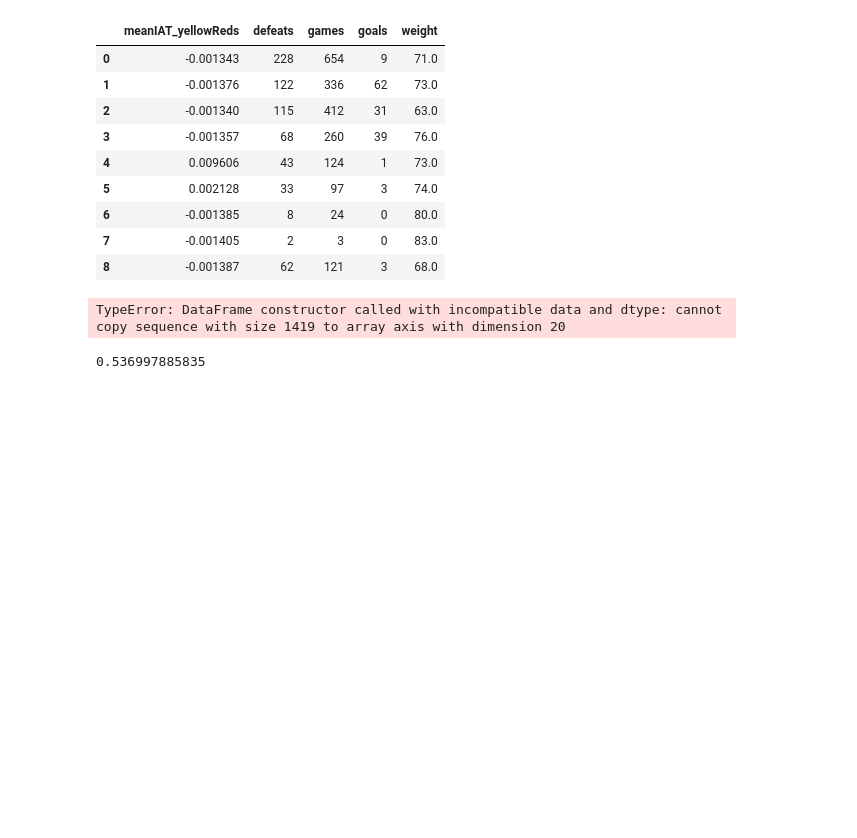
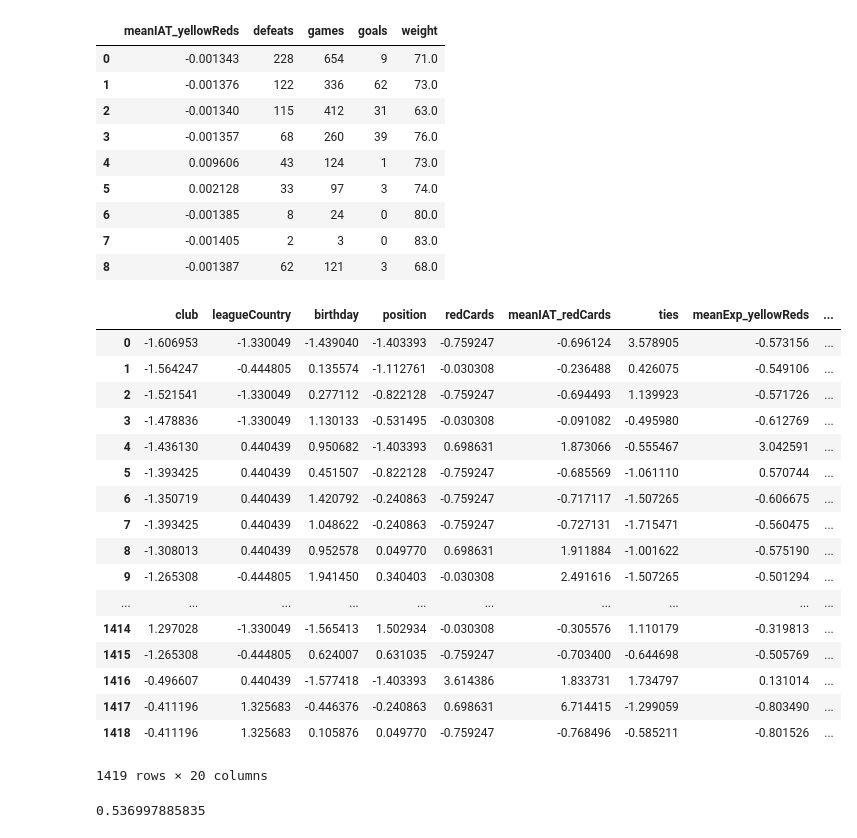
Before and after one commit to nathanquinteiro/ADA-Homework, a Jupyter notebook: 04 - Applied ML/j2.ipynb, the cells around one changed output. Saved outputs shown, nothing was run; the diff lists cells and outputs as text; code cells hidden in the pictures; blank space fills up the shorter version.

```diff
--- a/04 - Applied ML/j2.ipynb
+++ b/04 - Applied ML/j2.ipynb
@@ -70,11 +70,35 @@ def standardize(x):
     return x, mean_x, std_x
 # %%
 dataStandardized = standardize(dataCrow)
+type(dataCrow)
+
+standardizedData = dataCrow.copy()
+for col in standardizedData.columns:
+    standardizedData[col], mean, std = standardize(standardizedData[col])
+
+standardizedData
 #dataStandardized.to_frame()
-pd.DataFrame(dataStandardized)
+#pd.DataFrame(dataStandardized)
 #dataCrow.head()
 # %% [output]
+|  | club | leagueCountry | birthday | position | redCards | meanIAT_redCards | ties | meanExp_yellowReds | ... |
+| 0 | -1.606953 | -1.330049 | -1.439040 | -1.403393 | -0.759247 | -0.696124 | 3.578905 | -0.573156 | ... |
+| 1 | -1.564247 | -0.444805 | 0.135574 | -1.112761 | -0.030308 | -0.236488 | 0.426075 | -0.549106 | ... |
+| 2 | -1.521541 | -1.330049 | 0.277112 | -0.822128 | -0.759247 | -0.694493 | 1.139923 | -0.571726 | ... |
+| 3 | -1.478836 | -1.330049 | 1.130133 | -0.531495 | -0.030308 | -0.091082 | -0.495980 | -0.612769 | ... |
+| 4 | -1.436130 | 0.440439 | 0.950682 | -1.403393 | 0.698631 | 1.873066 | -0.555467 | 3.042591 | ... |
+| 5 | -1.393425 | 0.440439 | 0.451507 | -0.822128 | -0.759247 | -0.685569 | -1.061110 | 0.570744 | ... |
+| 6 | -1.350719 | 0.440439 | 1.420792 | -0.240863 | -0.759247 | -0.717117 | -1.507265 | -0.606675 | ... |
+| 7 | -1.393425 | 0.440439 | 1.048622 | -0.240863 | -0.759247 | -0.727131 | -1.715471 | -0.560475 | ... |
+| 8 | -1.308013 | 0.440439 | 0.952578 | 0.049770 | 0.698631 | 1.911884 | -1.001622 | -0.575190 | ... |
+| 9 | -1.265308 | -0.444805 | 1.941450 | 0.340403 | -0.030308 | 2.491616 | -1.507265 | -0.501294 | ... |
+| ... | ... | ... | ... | ... | ... | ... | ... | ... | ... |
+| 1414 | 1.297028 | -1.330049 | -1.565413 | 1.502934 | -0.030308 | -0.305576 | 1.110179 | -0.319813 | ... |
+| 1415 | -1.265308 | -0.444805 | 0.624007 | 0.631035 | -0.759247 | -0.703400 | -0.644698 | -0.505769 | ... |
+| 1416 | -0.496607 | 0.440439 | -1.577418 | -1.403393 | 3.614386 | 1.833731 | 1.734797 | 0.131014 | ... |
+| 1417 | -0.411196 | 1.325683 | -0.446376 | -0.240863 | 0.698631 | 6.714415 | -1.299059 | -0.803490 | ... |
+| 1418 | -0.411196 | 1.325683 | 0.105876 | 0.049770 | -0.759247 | -0.768496 | -0.585211 | -0.801526 | ... |
-TypeError: DataFrame constructor called with incompatible data and dtype: cannot copy sequence with size 1419 to array axis with dimension 20
+1419 rows × 20 columns
 # %%
 X=dataCrow
 KMeans
```
Also changed, not shown: 4 other files.
